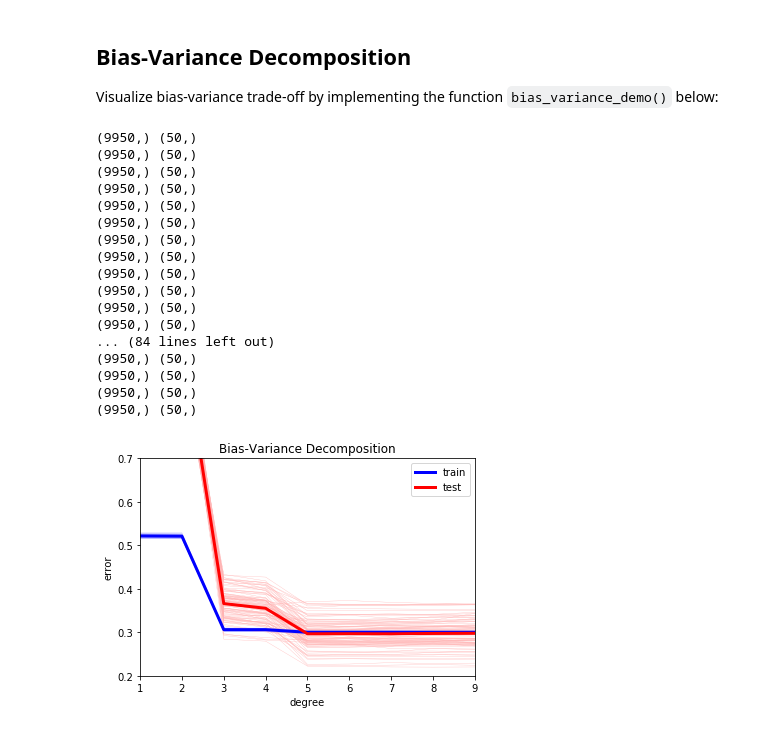
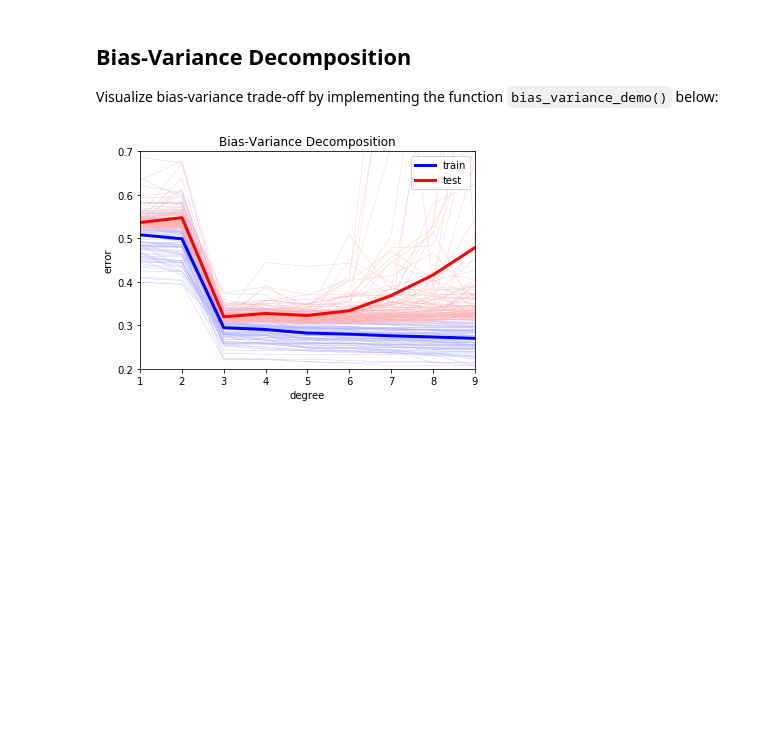
Before and after one commit to Clement-Nicolle/ML_course, a Jupyter notebook: labs/ex04/template/ex04.ipynb, the cells around one changed output. Cells and saved outputs as stored; diff of their text form; code cells hidden in the pictures; blank space fills up the shorter version.

```diff
--- a/labs/ex04/template/ex04.ipynb
+++ b/labs/ex04/template/ex04.ipynb
@@ -154,50 +154,32 @@ def bias_variance_demo():
         # INSERT YOUR CODE HERE
         # split data with a specific seed: TODO
 
-        x_train, y_train, x_test, y_test = split_data(x, y, 1-ratio_train, seed)
+        x_train, y_train, x_test, y_test = split_data(x, y, ratio_train, seed)
 
-        print(x_train.shape, x_test.shape)
 
         # ***************************************************
         #raise NotImplementedError
         # ***************************************************
         # INSERT YOUR CODE HERE
         # bias_variance_decomposition: TODO
 
         for ind, degree in enumerate(degrees):
 
             x_tr = build_poly(x_train, degree)
             x_te = build_poly(x_test, degree)
 
             mse, weight = least_squares(y_train, x_tr)
 
             e_test = y_test - x_te @ weight
             loss_te = 1/(2*len(y_test)) * e_test.transpose() @ e_test
 
             rmse_tr[index_seed][ind] = np.sqrt(2*mse)
             rmse_te[index_seed][ind] = np.sqrt(2*loss_te)
         # ***************************************************
         #raise NotImplementedError
     #print(rmse_te)
     bias_variance_decomposition_visualization(degrees, rmse_tr, rmse_te)
 
 bias_variance_demo()
 # %% [output]
-(9950,) (50,)
-(9950,) (50,)
-(9950,) (50,)
-(9950,) (50,)
-(9950,) (50,)
-(9950,) (50,)
-(9950,) (50,)
-(9950,) (50,)
-(9950,) (50,)
-(9950,) (50,)
-(9950,) (50,)
-(9950,) (50,)
-... (84 lines left out)
-(9950,) (50,)
-(9950,) (50,)
-(9950,) (50,)
-(9950,) (50,)
-[figure, old version]
+[figure, new version]
```
Also changed, not shown: 4 other files.
